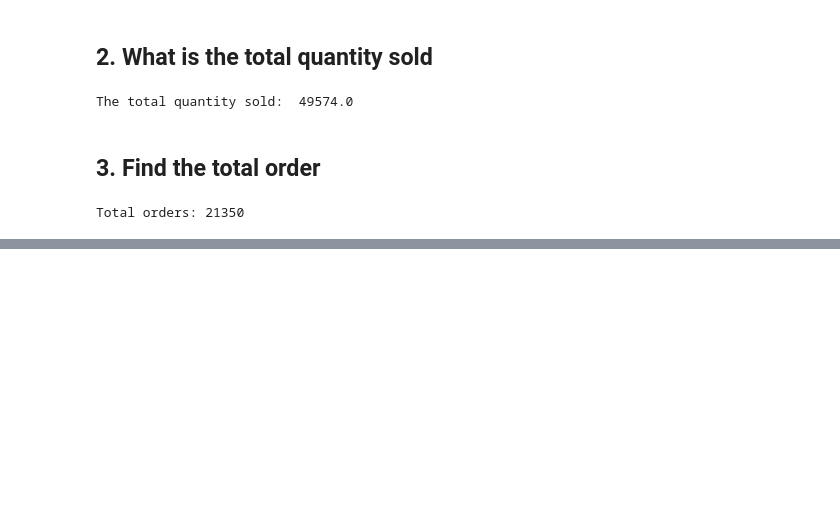
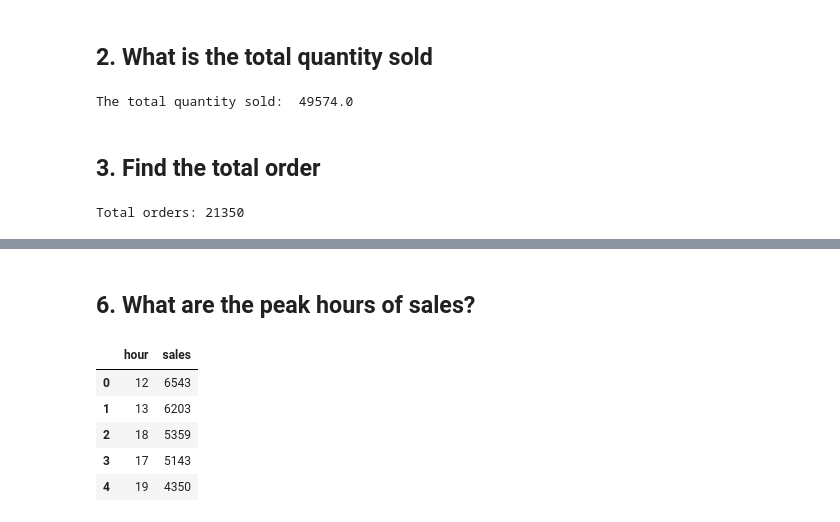
Before and after one commit to Ilumiles/Pizza_Place_Sales, a Jupyter notebook: Pizza_solution.ipynb, the cells around one changed output, grey strips where cells are left out. Cells and saved outputs as stored; diff of their text form; code cells hidden in the pictures; blank space fills up the shorter version.

```diff
--- a/Pizza_solution.ipynb
+++ b/Pizza_solution.ipynb
@@ -217,0 +244,19 @@ Total orders: 21350
+# %% [markdown]
+## 6.	What are the peak hours of sales?
+# %%
+df["hour"] = pd.to_datetime(df["time"], format="%H:%M:%S").dt.hour
+
+hourly_sales = df.groupby("hour").size().reset_index(name="sales")
+
+hourly_sales = hourly_sales.sort_values("sales", ascending=False)
+
+hourly_sales = hourly_sales.reset_index(drop=True)
+
+hourly_sales.head()
+# %% [output]
+|  | hour | sales |
+| 0 | 12 | 6543 |
+| 1 | 13 | 6203 |
+| 2 | 18 | 5359 |
+| 3 | 17 | 5143 |
+| 4 | 19 | 4350 |
```
Also changed, not shown: parts of 19 cells of this notebook.
